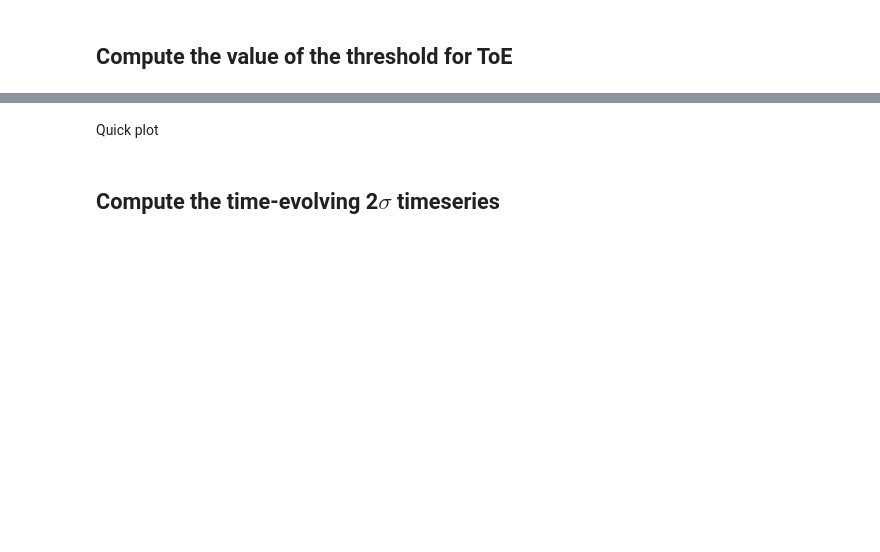
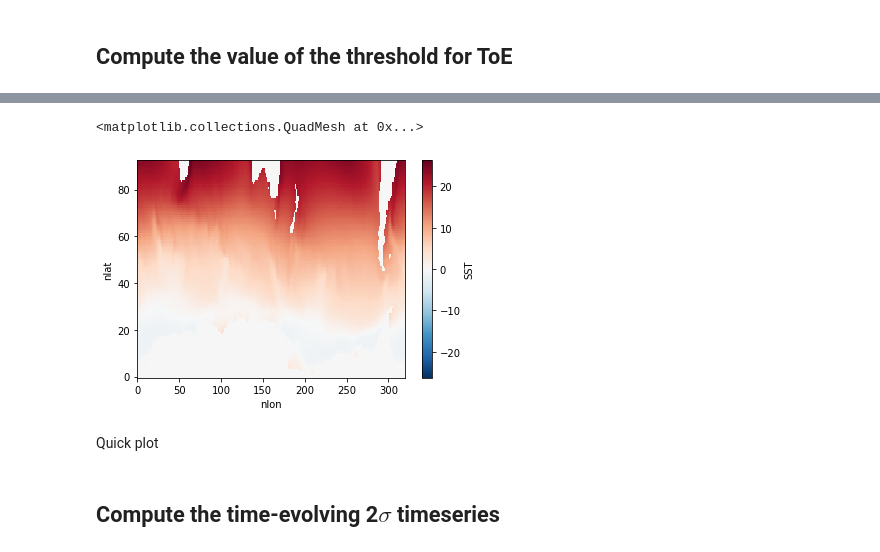
Before and after one commit to matt-long/krill-cesm-le, a Jupyter notebook: notebooks/_compute_toe_maps.ipynb, the cells around one changed output, grey strips where cells are left out. Cells and saved outputs as stored; diff of their text form; code cells hidden in the pictures; blank space fills up the shorter version.

```diff
--- a/notebooks/_compute_toe_maps.ipynb
+++ b/notebooks/_compute_toe_maps.ipynb
@@ -163,6 +172,11 @@ Data variables:
     SST       (nlat, nlon) float64 0.0 0.0 0.0 0.0 0.0 ... 24.0 23.9 23.85 23.82
     Chl_surf  (nlat, nlon) float64 0.0 0.0 0.0 0.0 ... 0.0977 0.09556 0.0932
     KGP       (length, nlat, nlon) float64 0.0 0.0 0.0 0.0 ... 0.0 0.0 0.0 0.0
+# %%
+ds_toe_threshold.SST.plot()
+# %% [output]
+<matplotlib.collections.QuadMesh at 0x...>
+[figure, added]
 # %% [markdown]
 Quick plot
 # %% [markdown]
```
Also changed, not shown: parts of 15 cells of this notebook, 9 other files.
